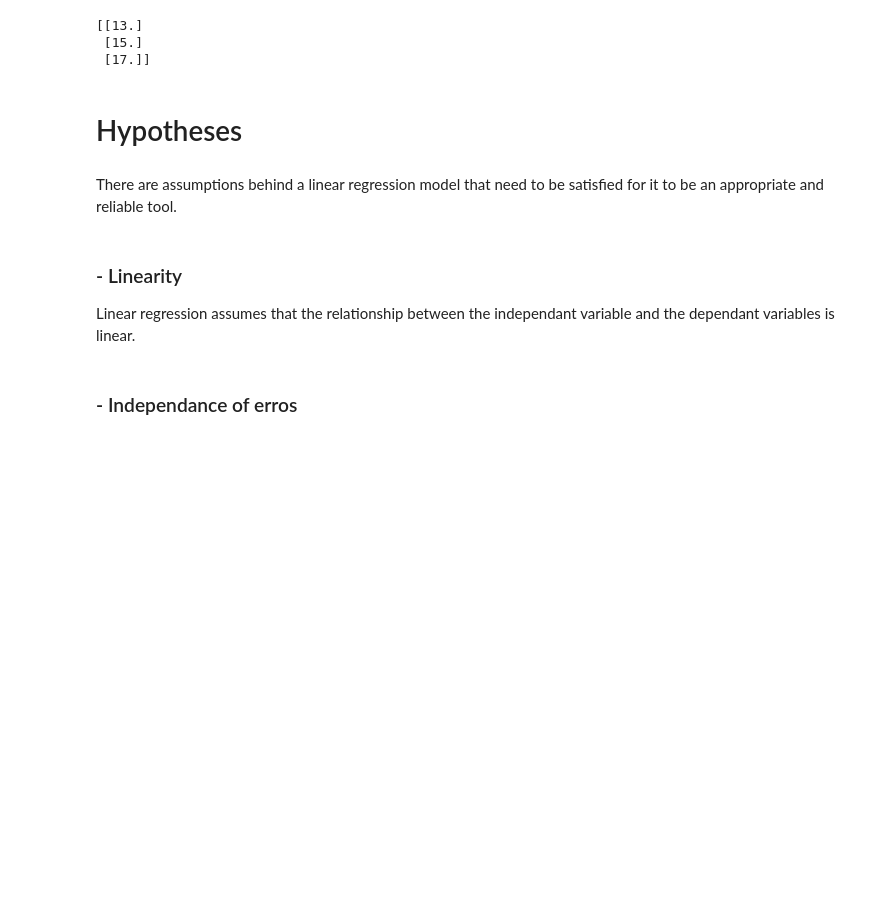
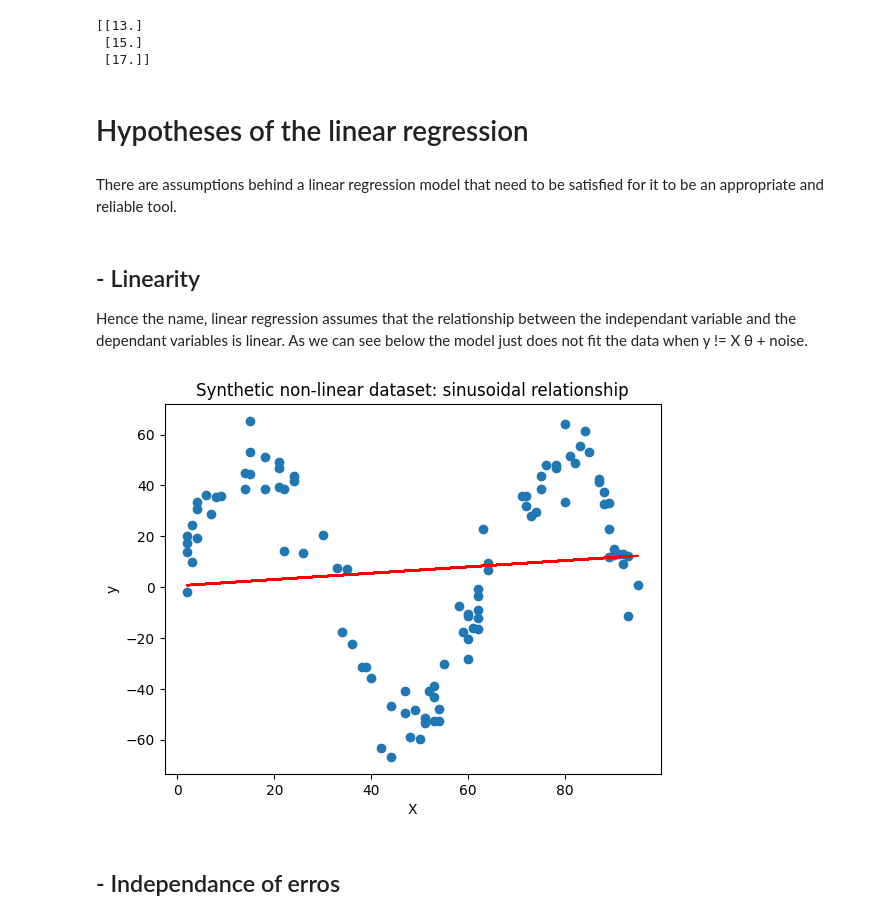
Before and after one commit to EstebanHuriot/ML_Museum, a Jupyter notebook: LinearRegression.ipynb, the cells around one changed output. Cells and saved outputs as stored; diff of their text form; code cells hidden in the pictures; blank space fills up the shorter version.

Commit message:
Add LR linearity hypothesis

```diff
--- a/LinearRegression.ipynb
+++ b/LinearRegression.ipynb
@@ -193,12 +194,30 @@ print(mod.predict(X_test))
  [15.]
  [17.]]
 # %% [markdown]
-# Hypotheses
+# Hypotheses of the linear regression
 # %% [markdown]
 There are assumptions behind a linear regression model that need to be satisfied for it to be an appropriate and reliable tool.
 # %% [markdown]
-### - Linearity
+## - Linearity
 
-Linear regression assumes that the relationship between the independant variable and the dependant variables is linear.
+Hence the name, linear regression assumes that the relationship between the independant variable and the dependant variables is linear. </br> As we can see below the model just does not fit the data when y != X θ + noise.
+# %%
+n_sample = 100
+
+X = np.random.randint(1, 100, size=(n_sample, 1))
+noise = np.random.normal(0, 10, size=(n_sample, 1))
+
+y = 50 * np.sin(X/10) + noise
+
+y_predict = LinearRegression(solver='bgd', learning_rate=0.00001, n_iterations=100).fit(X, y).predict(X=X).reshape(-1,1)
+
+plt.plot(X, y_predict, "r-")
+plt.scatter(X, y)
+plt.xlabel("X")
+plt.ylabel("y")
+plt.title("Synthetic non-linear dataset: sinusoidal relationship")
+plt.show()
+# %% [output]
+[figure, added]
 # %% [markdown]
-### - Independance of erros
+## - Independance of erros
```
Also changed, not shown: parts of 5 cells of this notebook.
